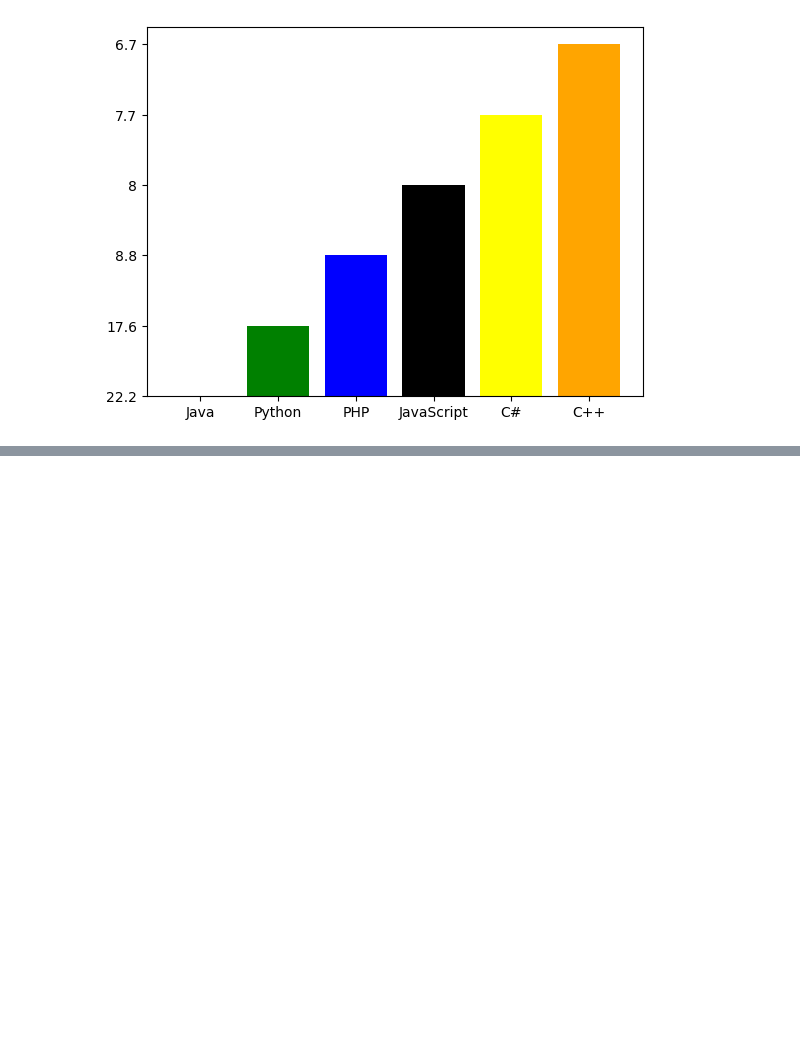
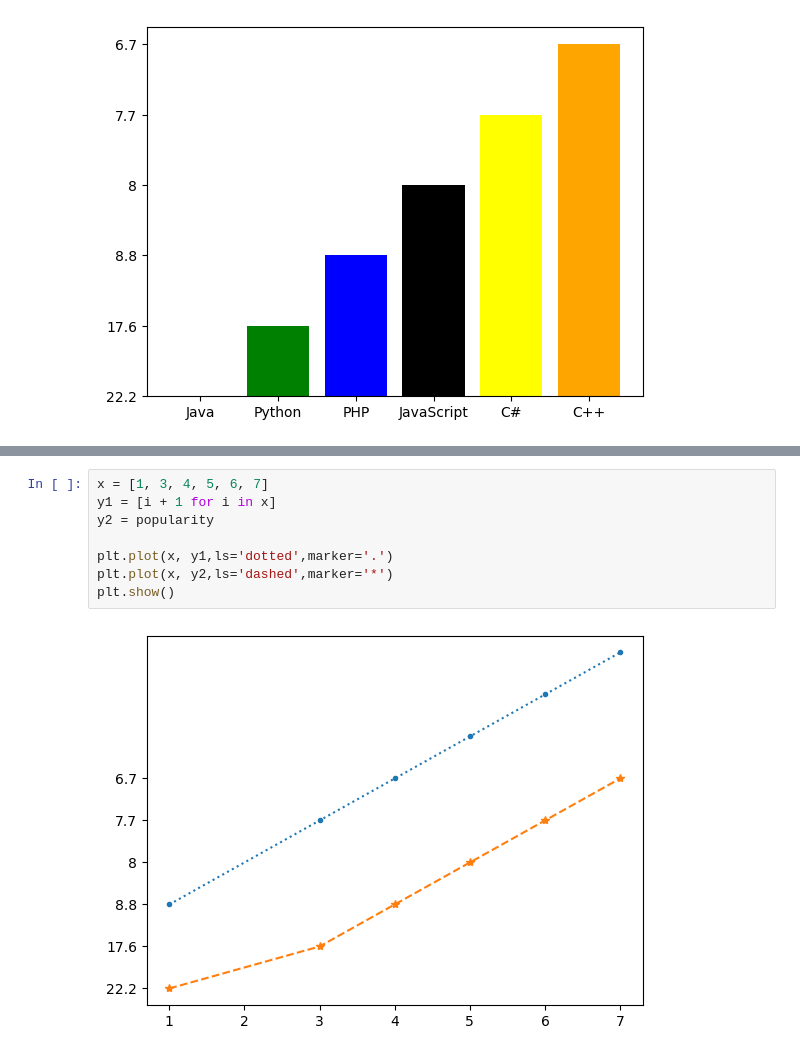
Before and after one commit to geeky-auro/TTL_CSE38, a Jupyter notebook: Assignment/Assignment-1/Assignment-56.ipynb, the cells around one changed output, grey strips where cells are left out. Cells and saved outputs as stored; diff of their text form; blank space fills up the shorter version.

```diff
--- a/Assignment/Assignment-1/Assignment-56.ipynb
+++ b/Assignment/Assignment-1/Assignment-56.ipynb
@@ -323,3 +331,13 @@ ValueError: ('red', 'green', 'blue', 'black', 'yellow', 'orange') is not a valid
+# %%
+x = [1, 3, 4, 5, 6, 7]
+y1 = [i + 1 for i in x]
+y2 = popularity
+
+plt.plot(x, y1,ls='dotted',marker='.')
+plt.plot(x, y2,ls='dashed',marker='*')
+plt.show()
+# %% [output]
+[figure, added]
 # %%
 # Exercise 5:
 # Write a Python program to draw a scatter plot comparing two subject marks of Mathematics and
```
Also changed, not shown: parts of 2 cells of this notebook.
